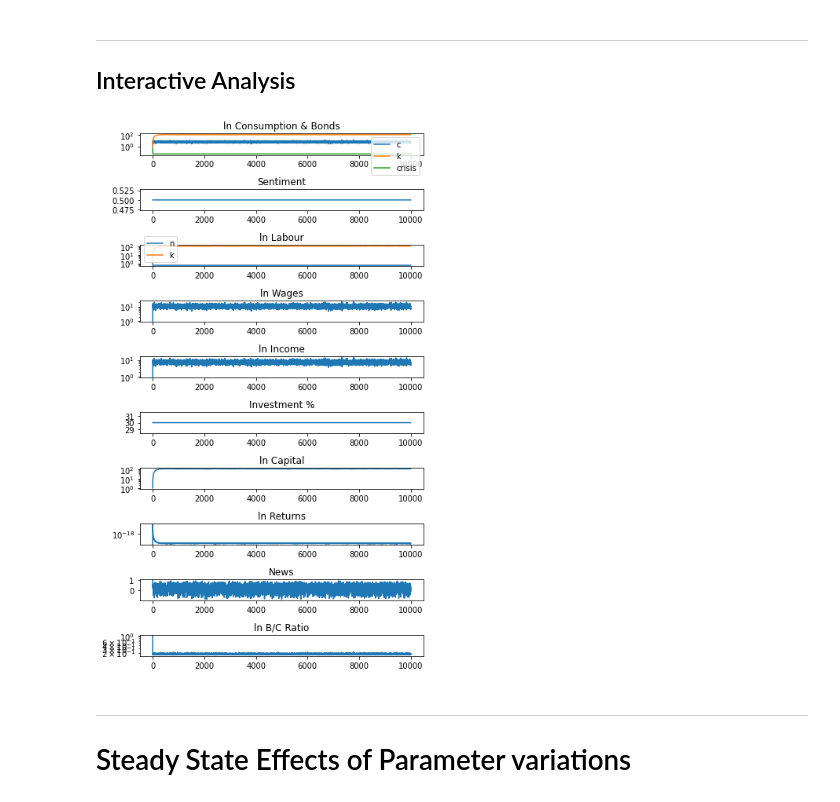
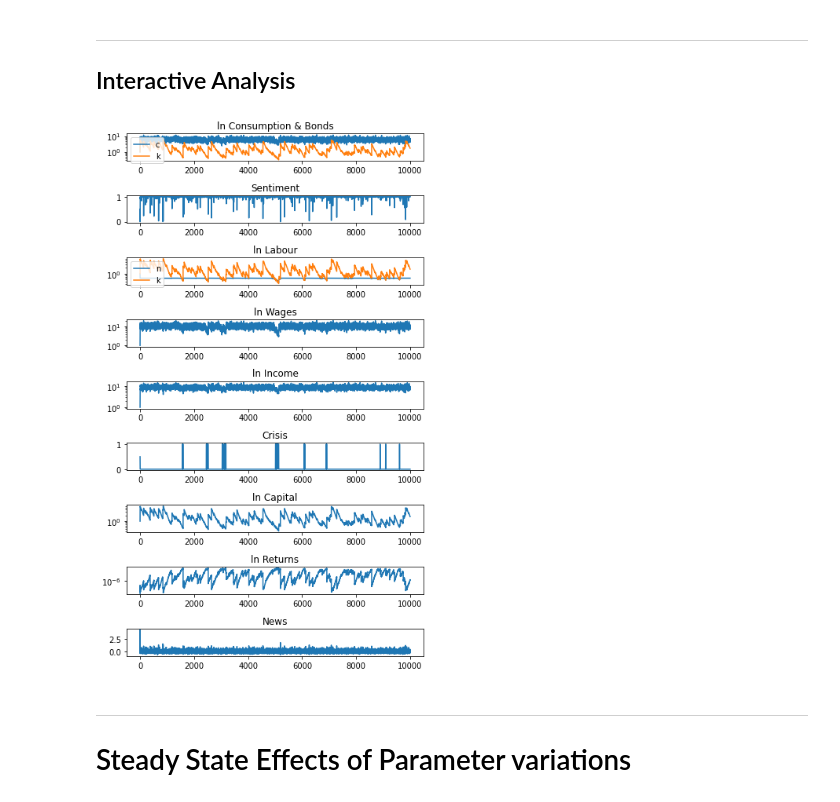
Before and after one commit to KarlNaumann/DynamicDSGE, a Jupyter notebook: SimplifiedUtility_CES.ipynb, the cells around one changed output. Saved outputs shown, nothing was run; the diff lists cells and outputs as text; code cells hidden in the pictures.

Commit message:
Change ipynb to use the model.py file

```diff
--- a/SimplifiedUtility_CES.ipynb
+++ b/SimplifiedUtility_CES.ipynb
@@ -202,44 +93,45 @@ def simulate(start: np.ndarray, p: dict, t_end: float = 1e3, err:float=1e-4):
 ----
 ## Interactive Analysis
 # %%
-%matplotlib inline
-params = {'etaZ': 0.2, 'sigmaZ': 0.2, 'zbar': 10.0, 'sigmaN': 0.2,
+params = {'etaZ': 0.2, 'sigmaZ': 0.2, 'zbar': 10.0,
           'inflation': 0.01, 'interest': 0.01, 'depreciation': 0.01,
-          'g_min': 0.9, 'g_max': 1-1e-4,
-          's_min': 1e-4, 's_max': 1-1e-4,'s_theta':5, 's0':0.5,
-          'n_cons': 10, 'n_theta': 1, 'n_persistence': 0.9,
+          's_min': 1e-4, 's_max': 1-1e-4,'s_theta':5.0, 's0':0.99,
           'gamma': 1.0, 'alpha': 0.33, 'mu': 12.32}
 
 start = dict(z=1, c=1, n=1, b=1, w=1, k=1, q=0.0, g=0.7, s=0.5, income=1, news=1, xiz=0, xin=0)
 start = np.array([v for _,v in start.items()])
 
 T = 10000
 np.random.seed(40)
 view = (0,T)
 
+df = model.simulate(start, params, t_end=T)
 
-df = simulate(start, params, T)
+df.loc[:, 'crisis'] = 0.5 * (1.0 + np.sign(df.n - df.k))
+df.loc[:, 'inv'] = 100 * (1-df.loc[:,'g'])
+df.loc[:,'bc'] = df.b / df.c
+df.loc[:,'utility'] = np.log(df.c) - params['gamma'] * (df.n ** 2)
+
 df = df.iloc[view[0]:view[1],:]
 
 graphs = {
-        'ln Consumption & Bonds' : [df.loc[:,['c','k','crisis']], True],
+        'ln Consumption & Bonds' : [df.loc[:,['c','k']], True],
         'Sentiment' : [df.s, False],
         'ln Labour' : [df.loc[:,['n','k']], True],
         'ln Wages' : [df.w, True],
         'ln Income' : [df.income, True],
-        'Investment %' : [df.inv, False],
+        'Crisis' : [df.crisis, False],
         'ln Capital' : [df.loc[:,['k']], True],
         'ln Returns' : [df.q, True],
         'News' : [df.news, False],
-        'ln B/C Ratio' : [df.bc, True],
     }
 
 
 axs = steadystate.simulation_graph(graphs, size = (6, 10))
 #plt.show()
 #plt.savefig('/Users/fedemoro/Desktop/test.jpg', format = 'jpg', dpi = 300)
 # %% [output]
-[figure, old version]
+[figure, new version]
 # %% [markdown]
 -----
 # Steady State Effects of Parameter variations
```
Also changed, not shown: parts of 5 cells of this notebook, 1 other file.
